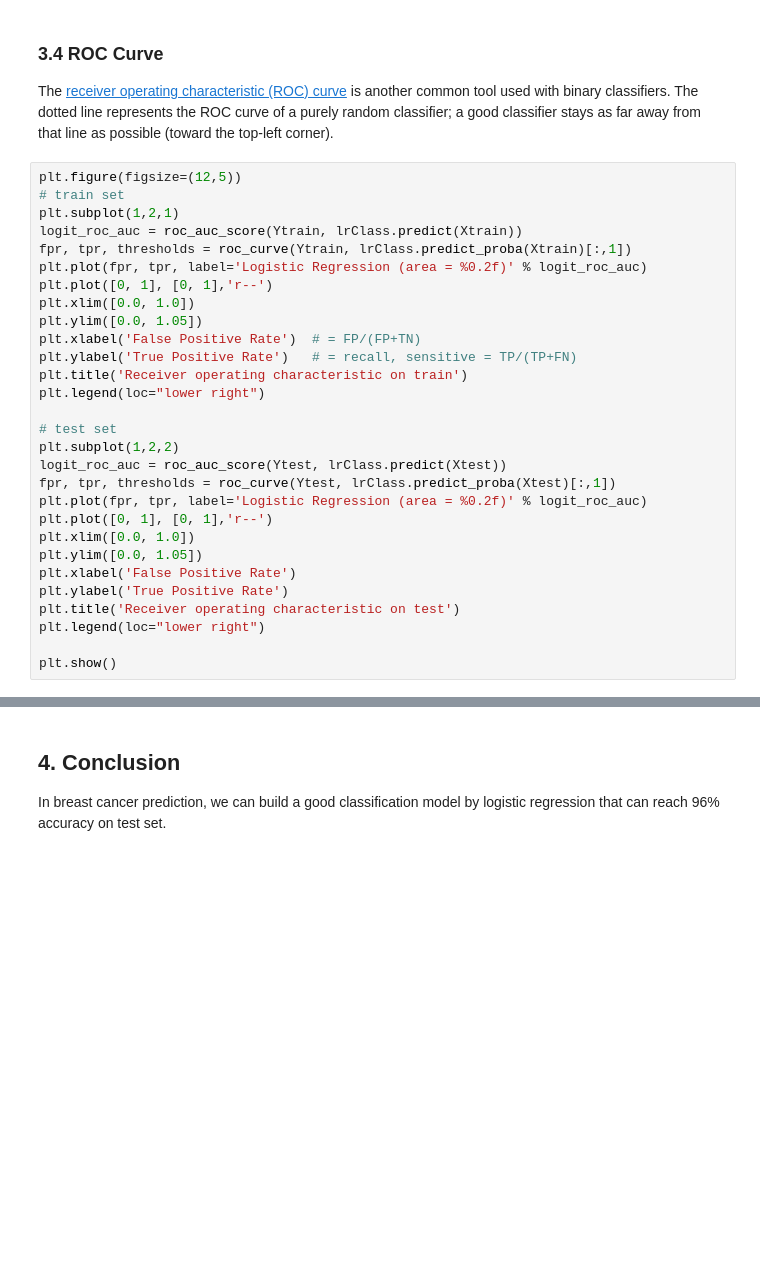
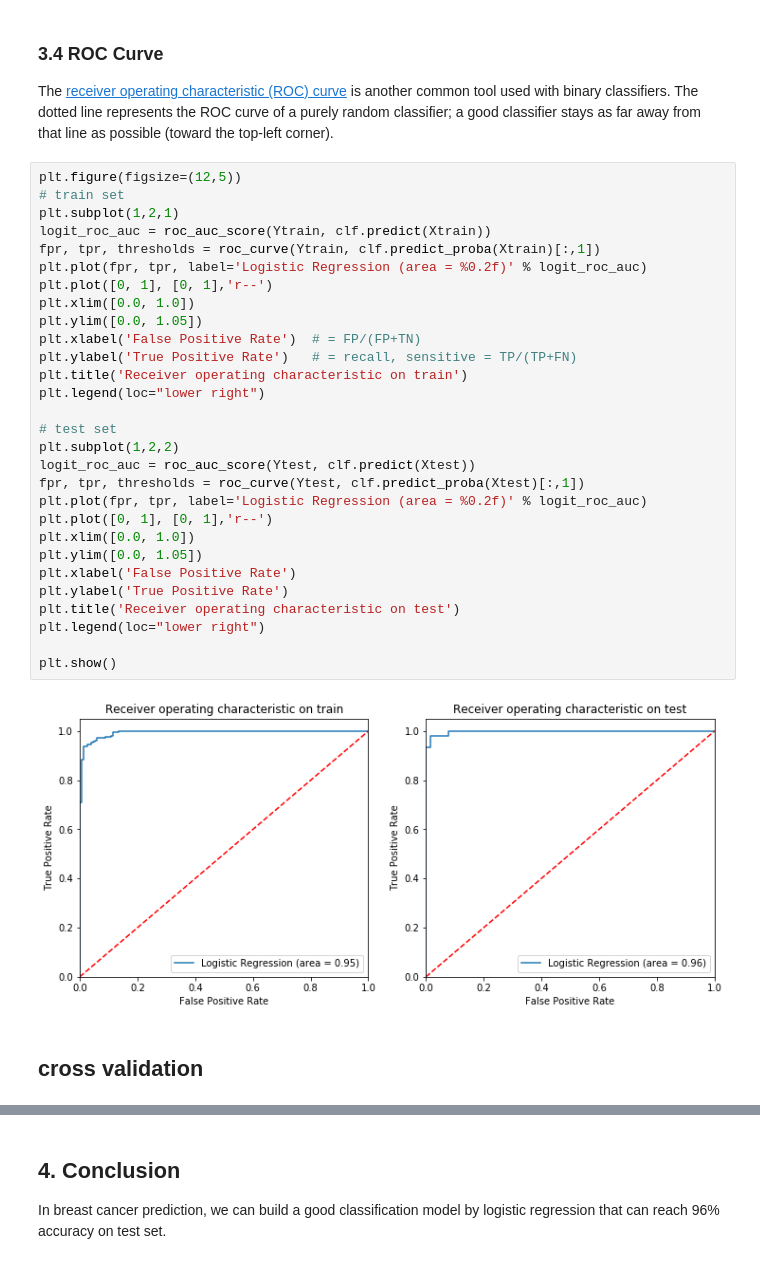
Before and after one commit to nguyenbh1507/TIC-Data-Science-1, a Jupyter notebook: Session3/Logistic-Regression-and-evaluation.ipynb, the cells around one changed output, grey strips where cells are left out. Saved outputs shown, nothing was run; the diff lists cells and outputs as text; blank space fills up the shorter version.

Commit message:
add cross validation

```diff
--- a/Session3/Logistic-Regression-and-evaluation.ipynb
+++ b/Session3/Logistic-Regression-and-evaluation.ipynb
@@ -222,29 +245,33 @@ The [receiver operating characteristic (ROC) curve](https://en.wikipedia.org/wik
 # %%
 plt.figure(figsize=(12,5))
 # train set
 plt.subplot(1,2,1)
-logit_roc_auc = roc_auc_score(Ytrain, lrClass.predict(Xtrain))
-fpr, tpr, thresholds = roc_curve(Ytrain, lrClass.predict_proba(Xtrain)[:,1])
+logit_roc_auc = roc_auc_score(Ytrain, clf.predict(Xtrain))
+fpr, tpr, thresholds = roc_curve(Ytrain, clf.predict_proba(Xtrain)[:,1])
 plt.plot(fpr, tpr, label='Logistic Regression (area = %0.2f)' % logit_roc_auc)
 plt.plot([0, 1], [0, 1],'r--')
 plt.xlim([0.0, 1.0])
 plt.ylim([0.0, 1.05])
 plt.xlabel('False Positive Rate')  # = FP/(FP+TN)
 plt.ylabel('True Positive Rate')   # = recall, sensitive = TP/(TP+FN)
 plt.title('Receiver operating characteristic on train')
 plt.legend(loc="lower right")
 
 # test set
 plt.subplot(1,2,2)
-logit_roc_auc = roc_auc_score(Ytest, lrClass.predict(Xtest))
-fpr, tpr, thresholds = roc_curve(Ytest, lrClass.predict_proba(Xtest)[:,1])
+logit_roc_auc = roc_auc_score(Ytest, clf.predict(Xtest))
+fpr, tpr, thresholds = roc_curve(Ytest, clf.predict_proba(Xtest)[:,1])
 plt.plot(fpr, tpr, label='Logistic Regression (area = %0.2f)' % logit_roc_auc)
 plt.plot([0, 1], [0, 1],'r--')
 plt.xlim([0.0, 1.0])
 plt.ylim([0.0, 1.05])
 plt.xlabel('False Positive Rate')
 plt.ylabel('True Positive Rate')
 plt.title('Receiver operating characteristic on test')
 plt.legend(loc="lower right")
 
 plt.show()
+# %% [output]
+[figure, added]
+# %% [markdown]
+## cross validation
```
Also changed, not shown: parts of 5 cells of this notebook.
